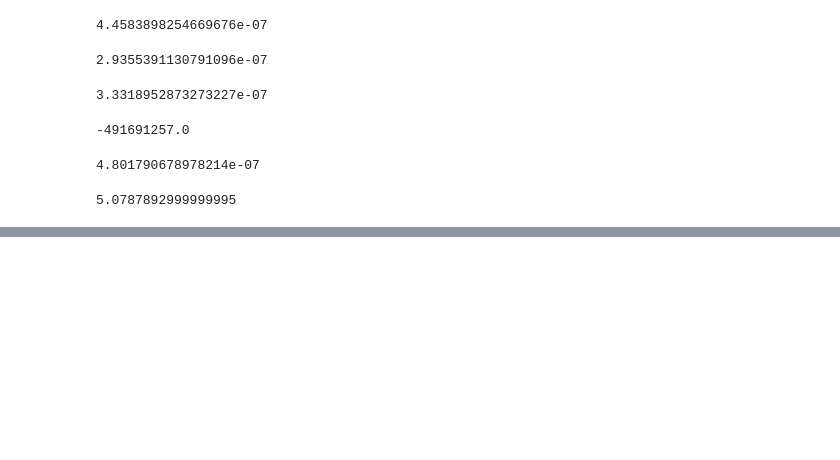
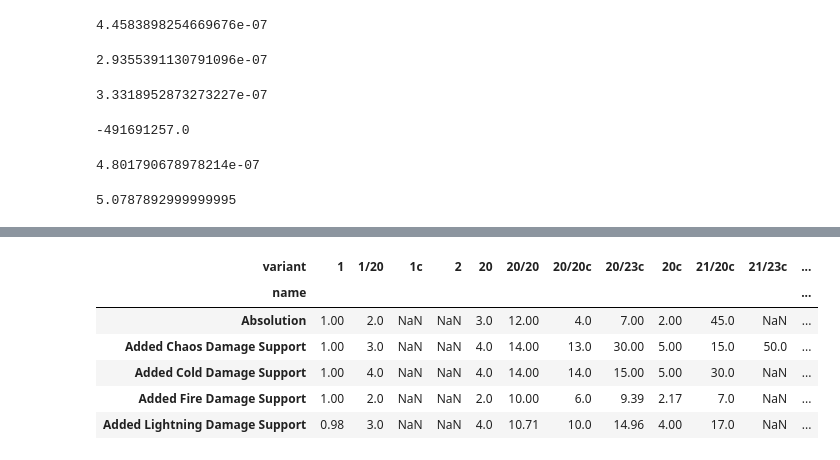
Before and after one commit to arpheno/poe, a Jupyter notebook: gemsperimentation.ipynb, the cells around one changed output, grey strips where cells are left out. Drawn from its saved outputs; the diff is of its cells as text; code cells hidden in the pictures; blank space fills up the shorter version.

```diff
--- a/gemsperimentation.ipynb
+++ b/gemsperimentation.ipynb
@@ -145,0 +146,12 @@ relevant_gems['4c']*(1/8)+relevant_gems['2c']*(1/8)+relevant_gems['3c']*6/8-rele
+# %%
+gems = [item for price in prices.values() for item in price if item["type"] == "SkillGem"]
+relevant_gems = {
+
+    gem['variant']:gem['chaosValue']
+    for gem in gems
+    if gem['sparkline']['data']
+}
+# %%
+df=pd.DataFrame(gems)
+df['gem_type']=analysis['name'].apply(lambda x: 'special' if any(y in x  for y in ('Enhance Support','Enlighten Support','Empower Support')) else 'Awakened' if 'Awakened' in x else 'normal')
+df.head()
@@ -145,0 +165,11 @@ relevant_gems['4c']*(1/8)+relevant_gems['2c']*(1/8)+relevant_gems['3c']*6/8-rele
+# %%
+asd=df.pivot(index='name',columns='variant',values='chaosValue')
+asd.head()
+# %% [output]
+| variant | 1 | 1/20 | 1c | 2 | 20 | 20/20 | 20/20c | 20/23c | 20c | 21/20c | 21/23c | ... |
+| name |  |  |  |  |  |  |  |  |  |  |  | ... |
+| Absolution | 1.00 | 2.0 | NaN | NaN | 3.0 | 12.00 | 4.0 | 7.00 | 2.00 | 45.0 | NaN | ... |
+| Added Chaos Damage Support | 1.00 | 3.0 | NaN | NaN | 4.0 | 14.00 | 13.0 | 30.00 | 5.00 | 15.0 | 50.0 | ... |
+| Added Cold Damage Support | 1.00 | 4.0 | NaN | NaN | 4.0 | 14.00 | 14.0 | 15.00 | 5.00 | 30.0 | NaN | ... |
+| Added Fire Damage Support | 1.00 | 2.0 | NaN | NaN | 2.0 | 10.00 | 6.0 | 9.39 | 2.17 | 7.0 | NaN | ... |
+| Added Lightning Damage Support | 0.98 | 3.0 | NaN | NaN | 4.0 | 10.71 | 10.0 | 14.96 | 4.00 | 17.0 | NaN | ... |
```
Also changed, not shown: parts of 9 cells of this notebook, 49 other files.
